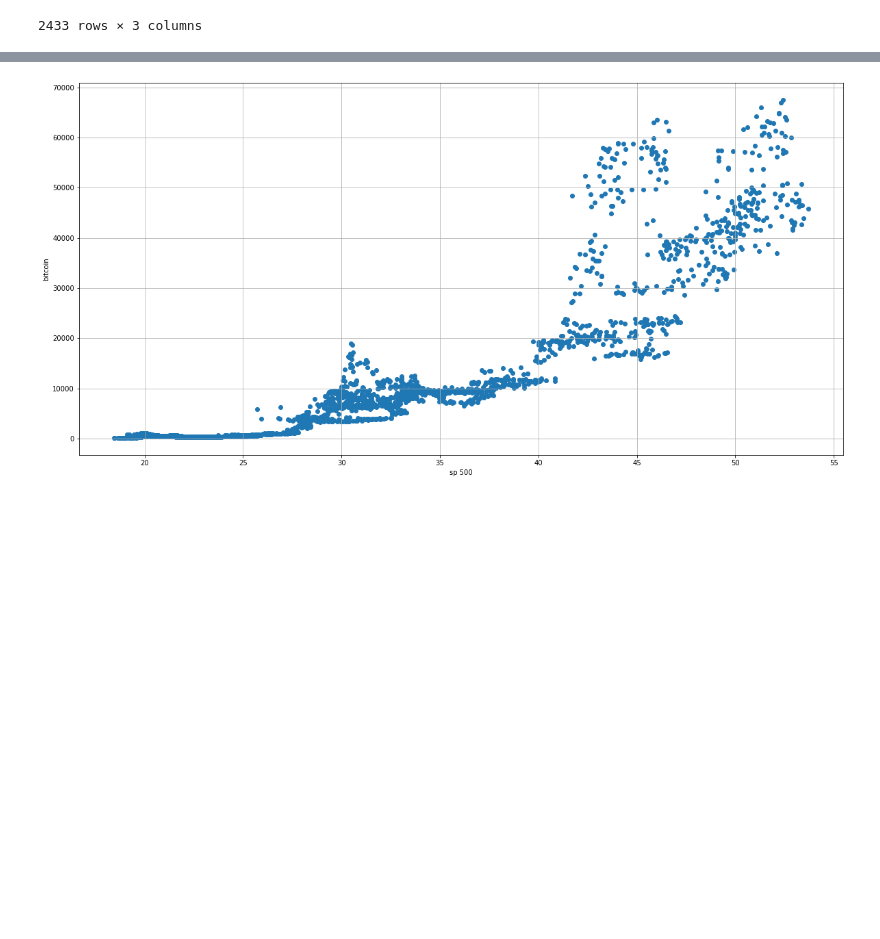
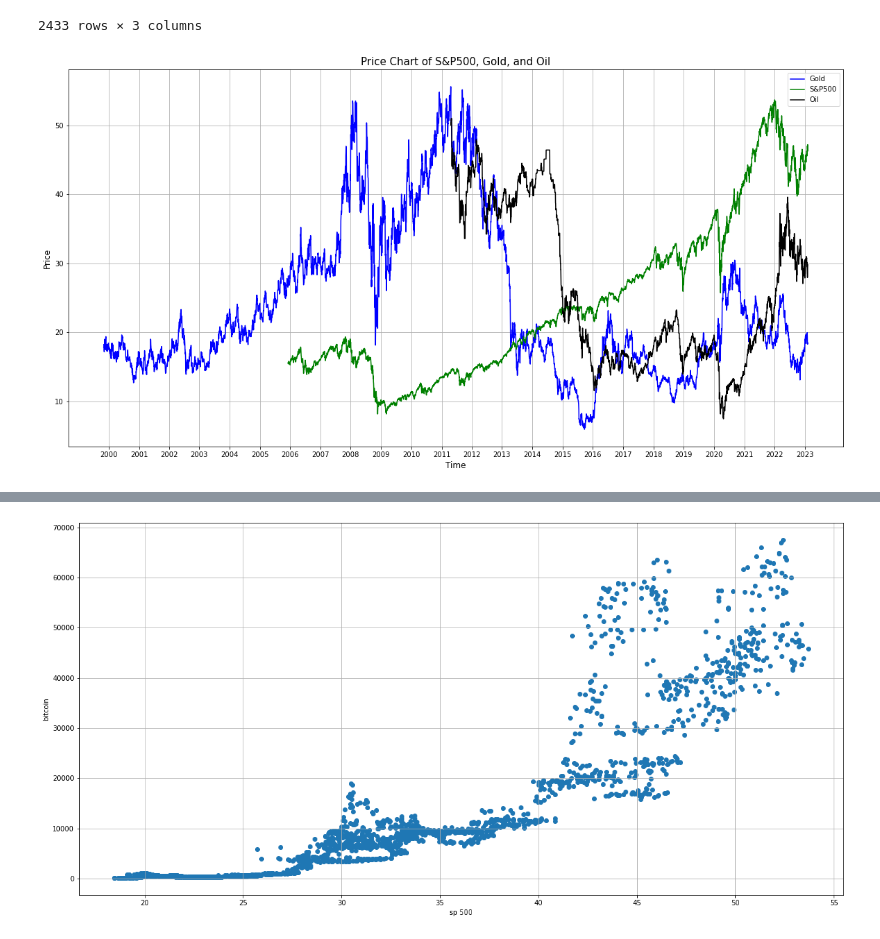
Before and after one commit to SMKSmith/Project1, a Jupyter notebook: visualizations.ipynb, the cells around one changed output, grey strips where cells are left out. Drawn from its saved outputs; the diff is of its cells as text; code cells hidden in the pictures; blank space fills up the shorter version.

```diff
--- a/visualizations.ipynb
+++ b/visualizations.ipynb
@@ -174,3 +176,37 @@ clean_btc_sp_df
 | 2431 | 2023-02-08 | 22963.00000 | 46.58 |
 | 2432 | 2023-02-09 | 21796.35000 | 46.31 |
 2433 rows × 3 columns
+# %%
+plt.figure(figsize = (20,10))
+plt.plot(gold_df['date'],gold_df['close'], color = 'blue', label = "Gold")
+plt.plot(sp500_df['date'],sp500_df['close'], color = 'green', label = "S&P500")
+plt.plot(oil_df['date'],oil_df['close'], color = 'black', label = "Oil")
+
+labels = []
+ticks = []
+
+prev = pd.Timestamp(gold_df['date'][0]) ##
+prev_year = prev.year
+count = 0
+
+for row in gold_df['date']: ##
+
+    date = pd.Timestamp(row)
+    year = date.year
+
+    if year != prev_year:
+        labels.append(year)
+        ticks.append(row)
+
+    prev_year = year
+
+plt.xticks(ticks, labels = labels)
+plt.legend(loc = 'best')
+
+plt.xlabel("Time",size = 12)
+plt.ylabel("Price", size = 12)
+plt.title("Price Chart of S&P500, Gold, and Oil", size = 15)
+plt.grid()
+plt.show()
+# %% [output]
+[figure, added]
```
Also changed, not shown: parts of 11 cells of this notebook.
